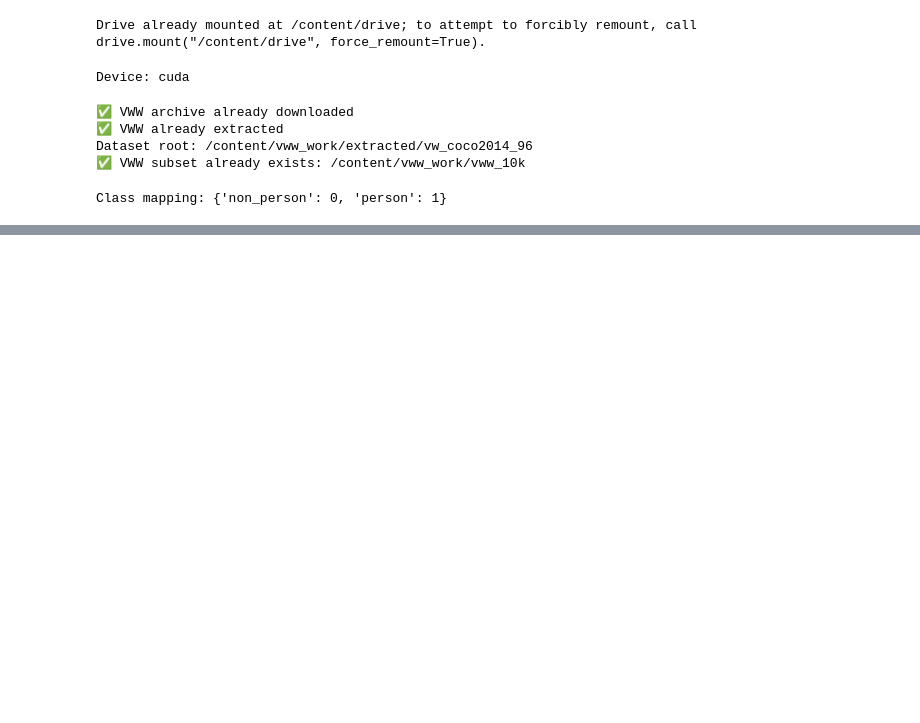
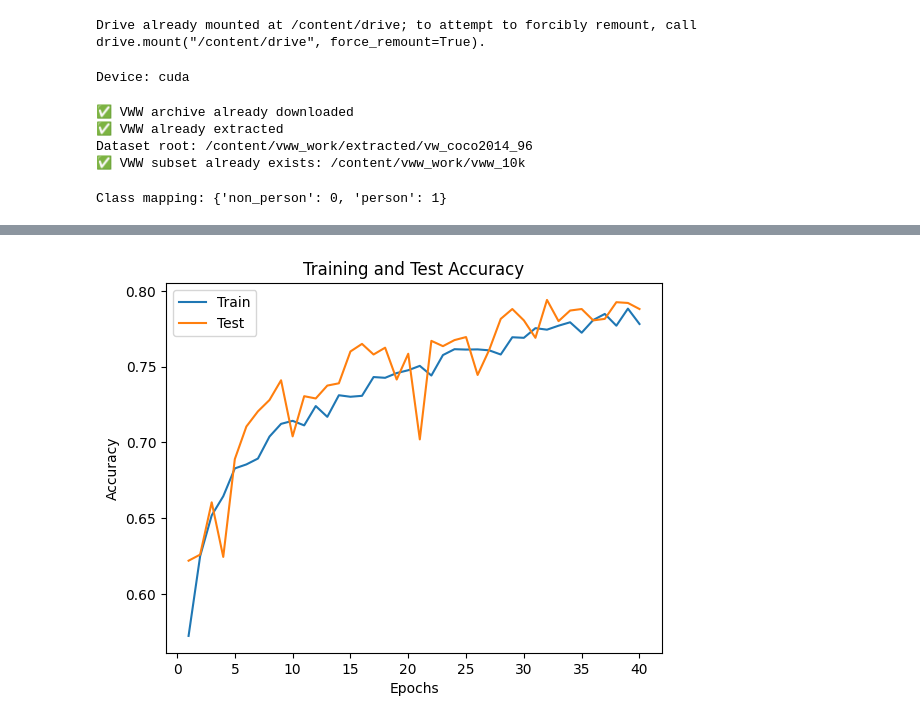
Before and after one commit to raki-rankawat/stm32-thesis, a Jupyter notebook: MobileNetV2_Model.ipynb, the cells around one changed output, grey strips where cells are left out. Drawn from its saved outputs; the diff is of its cells as text; code cells hidden in the pictures; blank space fills up the shorter version.

```diff
--- a/MobileNetV2_Model.ipynb
+++ b/MobileNetV2_Model.ipynb
@@ -558,0 +543,15 @@ Best accuracy: 80.05
+# %%
+# =====================================================
+# Accuracy Plot
+# =====================================================
+
+plt.figure()
+plt.plot(range(1, len(train_accs) + 1), train_accs)
+plt.plot(range(1, len(test_accs) + 1), test_accs)
+plt.xlabel("Epochs")
+plt.ylabel("Accuracy")
+plt.title("Training and Test Accuracy")
+plt.legend(["Train", "Test"])
+plt.show()
+# %% [output]
+[figure, added]
```
Also changed, not shown: parts of 10 cells of this notebook.
